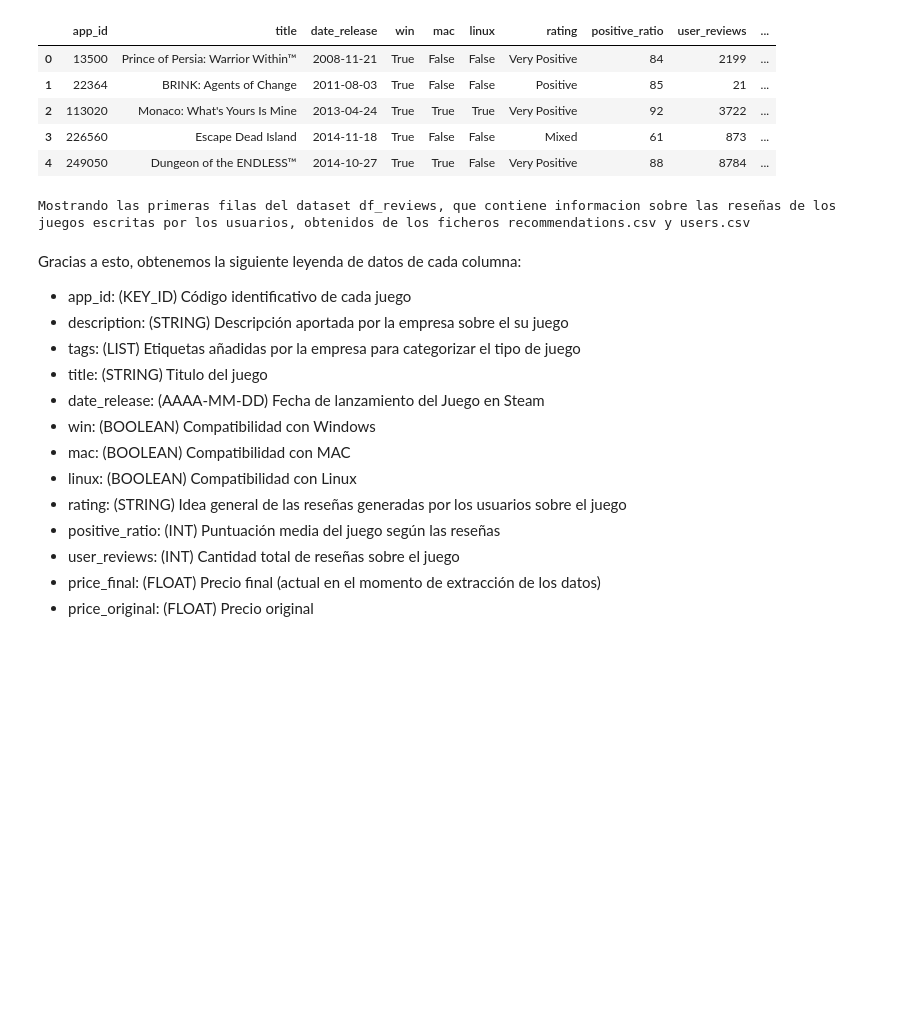
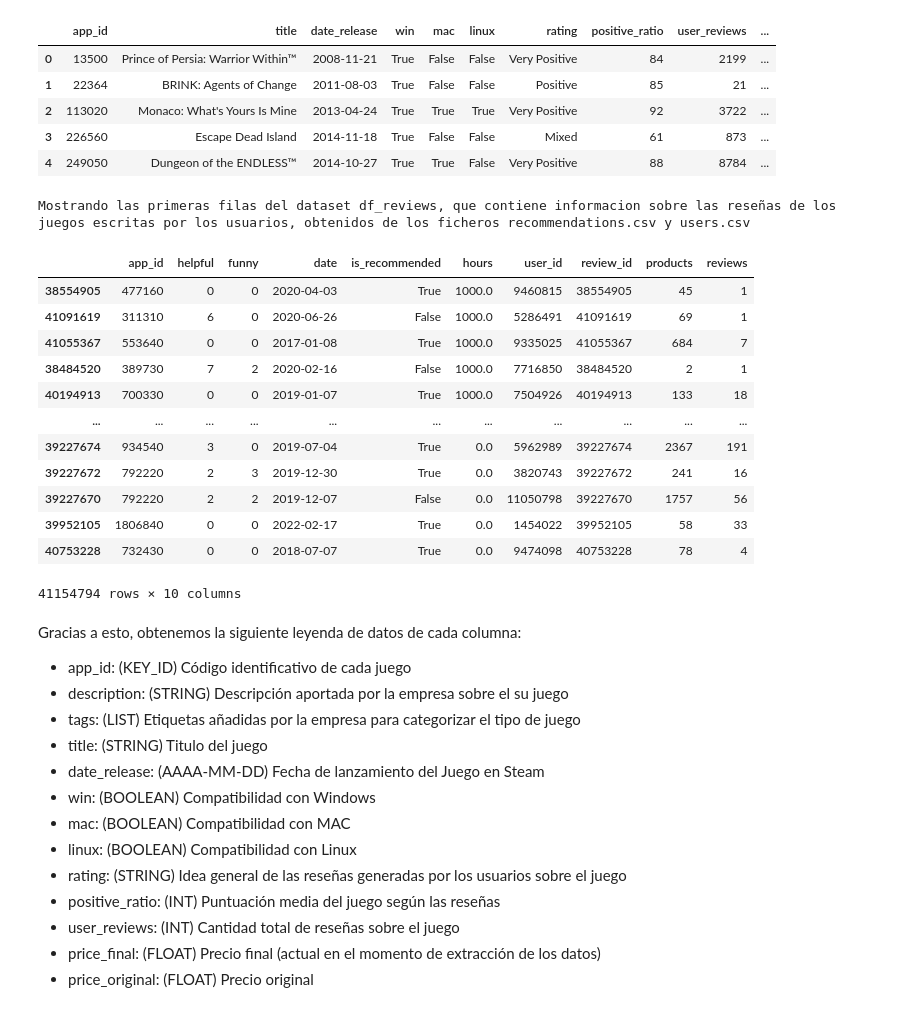
Before and after one commit to tpadrinp/Analisis-de-fiabilidad-de-resenas-de-Steam, a Jupyter notebook: notebooks/eda.ipynb, the cells around one changed output. Drawn from its saved outputs; the diff is of its cells as text; code cells hidden in the pictures; blank space fills up the shorter version.

```diff
--- a/notebooks/eda.ipynb
+++ b/notebooks/eda.ipynb
@@ -39,9 +37,22 @@ Mostrando las primeras filas del dataset df_games_full, que contiene informacion
 # %%
 # Datos iniciales de df_reviews ordenado de más horas a menos
 print("Mostrando las primeras filas del dataset df_reviews, que contiene informacion sobre las reseñas de los juegos escritas por los usuarios, obtenidos de los ficheros recommendations.csv y users.csv")
-df_reviews = df_reviews.sort_values(by="hours", ascending=False)
+df_reviews.sort_values(by="hours", ascending=False).head
 # %% [output]
 Mostrando las primeras filas del dataset df_reviews, que contiene informacion sobre las reseñas de los juegos escritas por los usuarios, obtenidos de los ficheros recommendations.csv y users.csv
+|  | app_id | helpful | funny | date | is_recommended | hours | user_id | review_id | products | reviews |
+| 38554905 | 477160 | 0 | 0 | 2020-04-03 | True | 1000.0 | 9460815 | 38554905 | 45 | 1 |
+| 41091619 | 311310 | 6 | 0 | 2020-06-26 | False | 1000.0 | 5286491 | 41091619 | 69 | 1 |
+| 41055367 | 553640 | 0 | 0 | 2017-01-08 | True | 1000.0 | 9335025 | 41055367 | 684 | 7 |
+| 38484520 | 389730 | 7 | 2 | 2020-02-16 | False | 1000.0 | 7716850 | 38484520 | 2 | 1 |
+| 40194913 | 700330 | 0 | 0 | 2019-01-07 | True | 1000.0 | 7504926 | 40194913 | 133 | 18 |
+| ... | ... | ... | ... | ... | ... | ... | ... | ... | ... | ... |
+| 39227674 | 934540 | 3 | 0 | 2019-07-04 | True | 0.0 | 5962989 | 39227674 | 2367 | 191 |
+| 39227672 | 792220 | 2 | 3 | 2019-12-30 | True | 0.0 | 3820743 | 39227672 | 241 | 16 |
+| 39227670 | 792220 | 2 | 2 | 2019-12-07 | False | 0.0 | 11050798 | 39227670 | 1757 | 56 |
+| 39952105 | 1806840 | 0 | 0 | 2022-02-17 | True | 0.0 | 1454022 | 39952105 | 58 | 33 |
+| 40753228 | 732430 | 0 | 0 | 2018-07-07 | True | 0.0 | 9474098 | 40753228 | 78 | 4 |
+41154794 rows × 10 columns
 # %% [markdown]
 Gracias a esto, obtenemos la siguiente leyenda de datos de cada columna:
 
```
Also changed, not shown: parts of 8 cells of this notebook, 2 other files.
